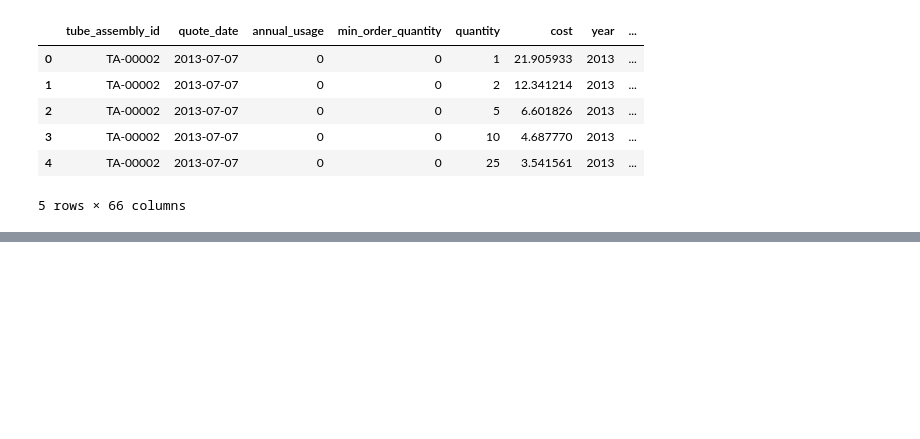
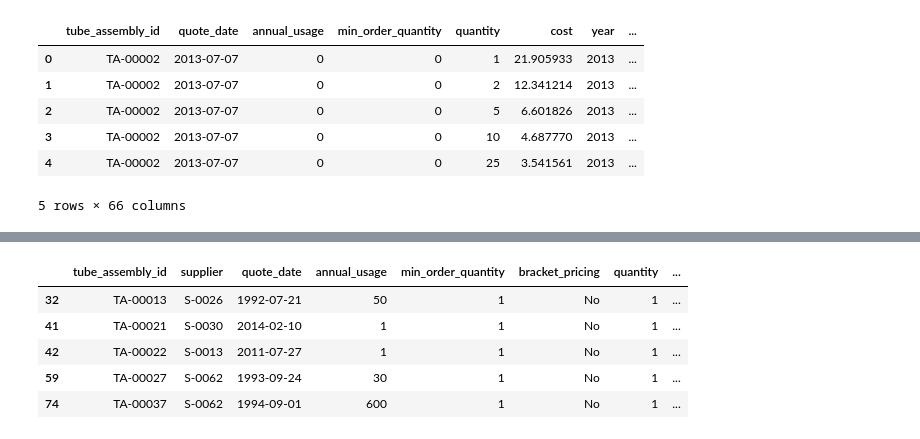
Before and after one commit to timmyshen/Cat_Tube, a Jupyter notebook: train_set.ipynb, the cells around one changed output, grey strips where cells are left out. Saved outputs shown, nothing was run; the diff lists cells and outputs as text; code cells hidden in the pictures; blank space fills up the shorter version.

```diff
--- a/train_set.ipynb
+++ b/train_set.ipynb
@@ -72,0 +87,9 @@ train_set_dummies.to_csv('train_set_adjusted.csv', index=False)
+# %%
+train_set_no_bracket.head()
+# %% [output]
+|  | tube_assembly_id | supplier | quote_date | annual_usage | min_order_quantity | bracket_pricing | quantity | ... |
+| 32 | TA-00013 | S-0026 | 1992-07-21 | 50 | 1 | No | 1 | ... |
+| 41 | TA-00021 | S-0030 | 2014-02-10 | 1 | 1 | No | 1 | ... |
+| 42 | TA-00022 | S-0013 | 2011-07-27 | 1 | 1 | No | 1 | ... |
+| 59 | TA-00027 | S-0062 | 1993-09-24 | 30 | 1 | No | 1 | ... |
+| 74 | TA-00037 | S-0062 | 1994-09-01 | 600 | 1 | No | 1 | ... |
```
Also changed, not shown: parts of 15 cells of this notebook, 5 other files.
